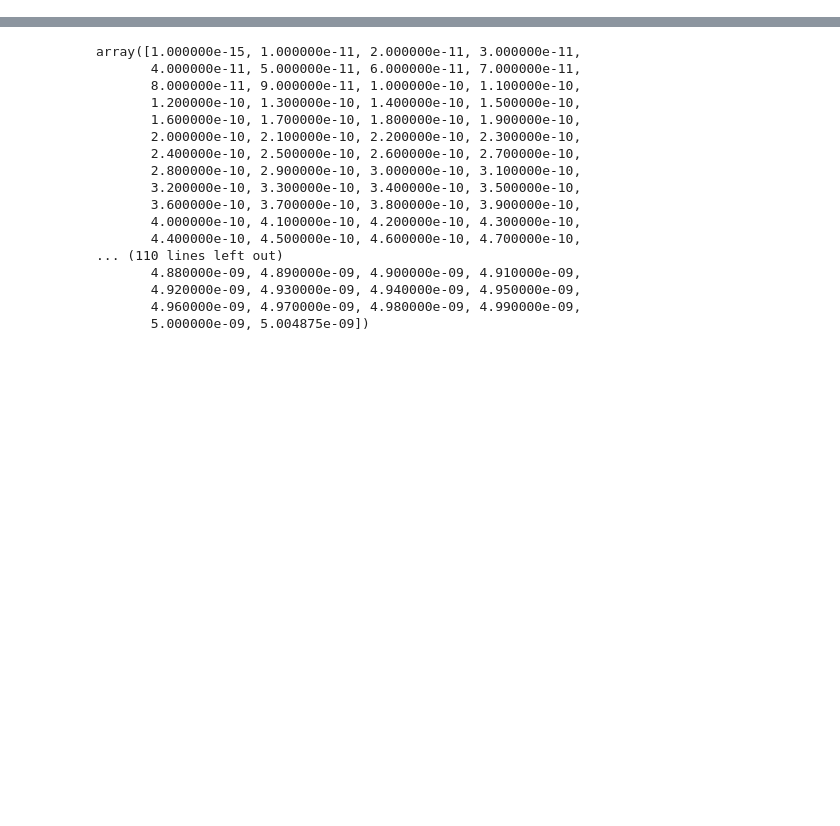
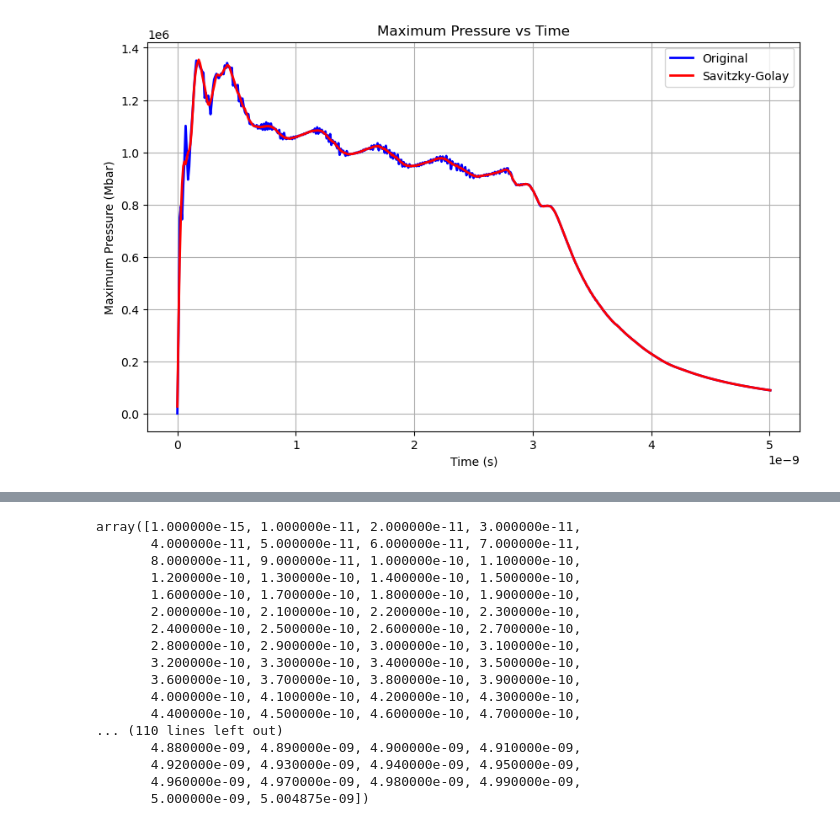
Before and after one commit to leafzhao/PyHelios, a Jupyter notebook: test.ipynb, the cells around one changed output, grey strips where cells are left out. Drawn from its saved outputs; the diff is of its cells as text; code cells hidden in the pictures; blank space fills up the shorter version.

```diff
--- a/test.ipynb
+++ b/test.ipynb
@@ -7,3 +7,11 @@ import matplotlib.pyplot as plt
 # 加载数据
 file = '/Users/zhaoxu/Library/CloudStorage/GoogleDrive-xu.zhao@york.ac.uk/My Drive/2.3- Code/Jupyter/PyHelios/testdata/130PP-15J-2ns.exo'
 data = xr.open_dataset(file)
+
+time = data['time_whole'].values
+radius = data['zone_boundaries'].values * 1e4
+density = data['mass_density'].values
+ElecTemp = data['elec_temperature'].values
+pressure = (data['ion_pressure'].values + data['elec_pressure'].values)
+
+max_density = np.max(density, axis=1)
@@ -19,0 +55,25 @@ module://matplotlib_inline.backend_inline
+# %%
+# 计算每个时间点下的最大压力
+from scipy.ndimage import gaussian_filter1d
+from scipy.signal import savgol_filter
+from scipy.interpolate import CubicSpline
+max_pressure = np.max(pressure, axis=1)
+
+# 保留第一个元素，只对后续元素做smooth
+max_pressure_smooth1 = np.concatenate(([max_pressure[0]], gaussian_filter1d(max_pressure[1:], sigma=3)))
+max_pressure_smooth2 = savgol_filter(max_pressure, window_length=11, polyorder=3)
+
+# 绘制时间-最大压力图
+plt.figure(figsize=(10, 6))
+plt.plot(time, max_pressure , 'b-', linewidth=2,label='Original')  #
+# plt.plot(time, max_pressure_smooth1 , 'r-', linewidth=2,label='Gaussian')  #
+plt.plot(time, max_pressure_smooth2 , 'r-', linewidth=2,label='Savitzky-Golay')  #
+
+plt.xlabel('Time (s)')
+plt.ylabel('Maximum Pressure (Mbar)')
+plt.title('Maximum Pressure vs Time')
+plt.grid(True)
+plt.legend()
+plt.show()
+# %% [output]
+[figure, added]
```
Also changed, not shown: parts of 12 cells of this notebook, 8 other files.
